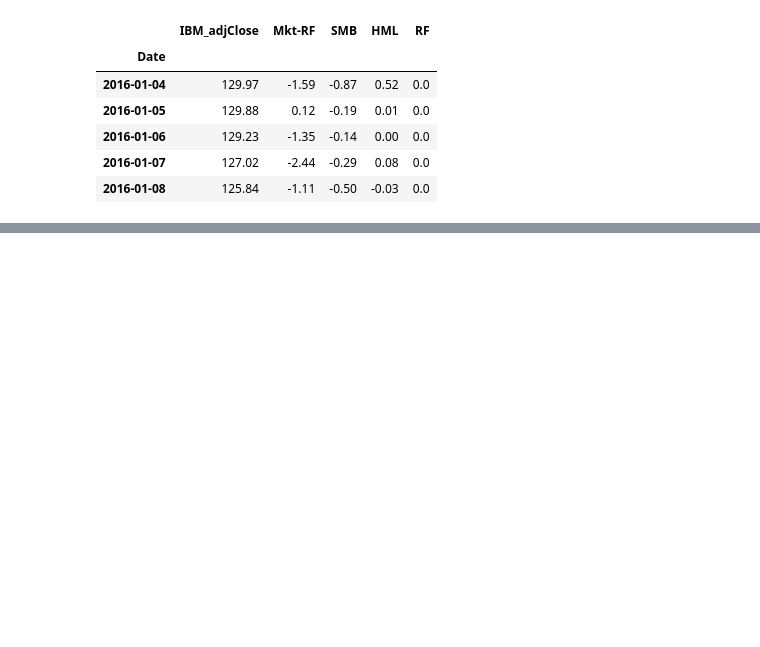
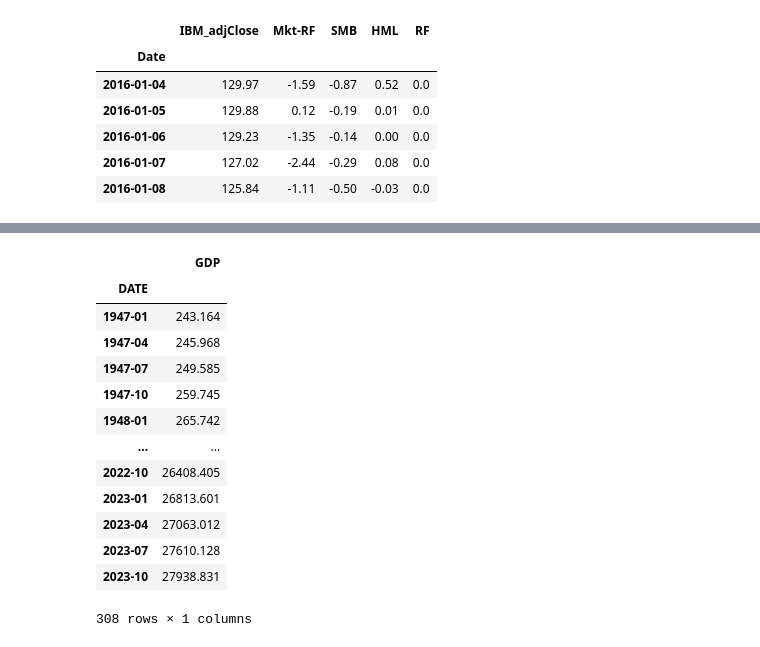
Before and after one commit to leoouyang781/Test-Repository, a Jupyter notebook: Python-For-Finance-2nd-Edition/Chapter 8.ipynb, the cells around one changed output, grey strips where cells are left out. Saved outputs shown, nothing was run; the diff lists cells and outputs as text; code cells hidden in the pictures; blank space fills up the shorter version.

```diff
--- a/Python-For-Finance-2nd-Edition/Chapter 8.ipynb
+++ b/Python-For-Finance-2nd-Edition/Chapter 8.ipynb
@@ -355,0 +411,21 @@ Date
+# %%
+begdate = datetime.datetime(1900, 1, 1)
+enddate = datetime.datetime(2024, 1, 27)
+GDP = web.DataReader("GDP", "fred", begdate, enddate)
+GDP.index = GDP.index.strftime('%Y-%m')
+GDP
+# %% [output]
+|  | GDP |
+| DATE |  |
+| 1947-01 | 243.164 |
+| 1947-04 | 245.968 |
+| 1947-07 | 249.585 |
+| 1947-10 | 259.745 |
+| 1948-01 | 265.742 |
+| ... | ... |
+| 2022-10 | 26408.405 |
+| 2023-01 | 26813.601 |
+| 2023-04 | 27063.012 |
+| 2023-07 | 27610.128 |
+| 2023-10 | 27938.831 |
+308 rows × 1 columns
```
Also changed, not shown: parts of 6 cells of this notebook.
